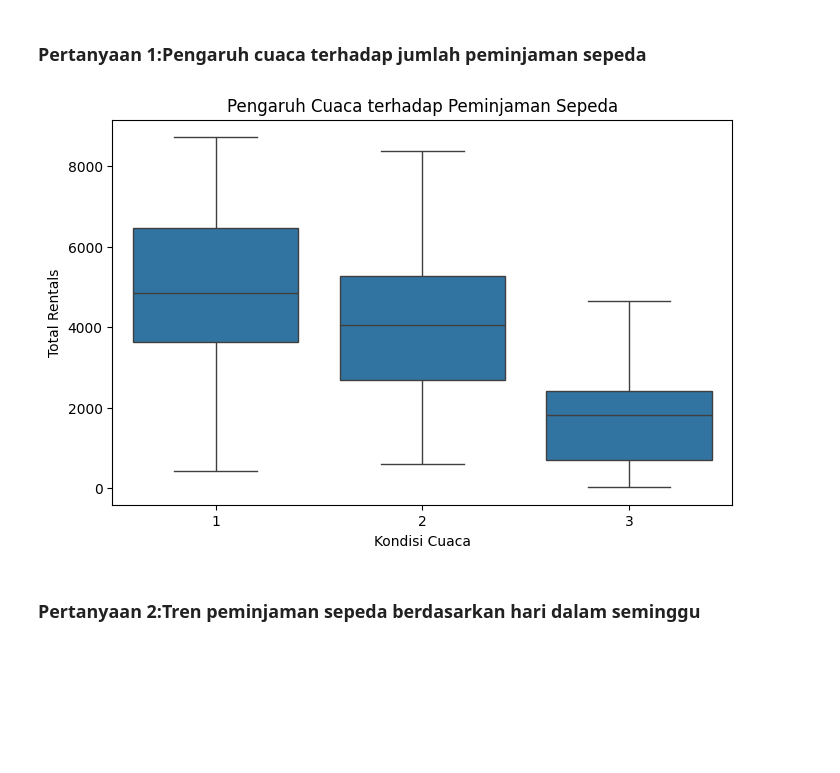
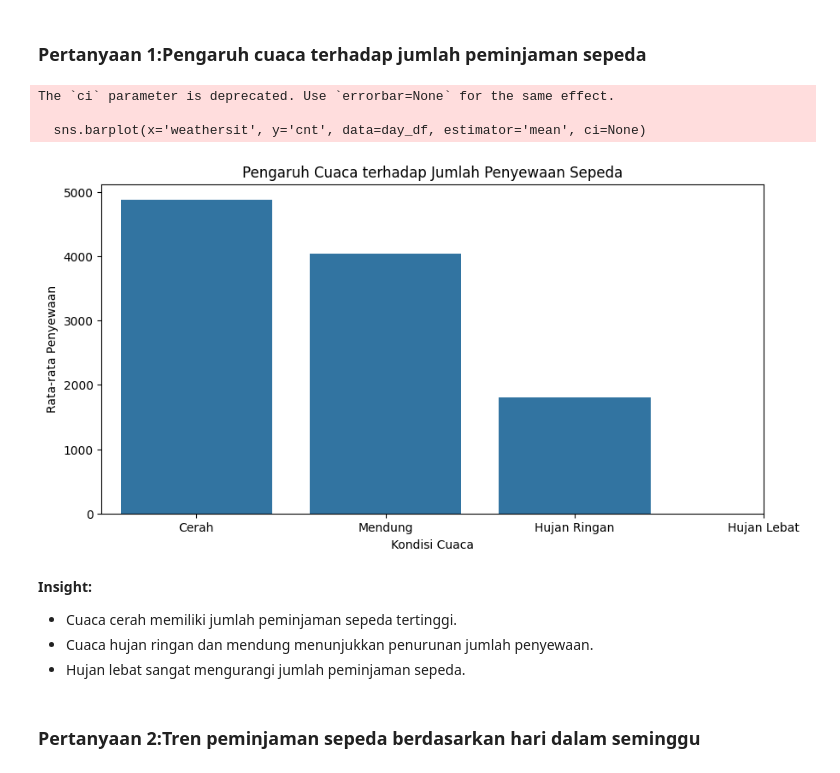
Before and after one commit to Nisarianti2218/Bike_Sharing_Dashboard, a Jupyter notebook: Proyek_Analisis_Data.ipynb, the cells around one changed output. Cells and saved outputs as stored; diff of their text form; code cells hidden in the pictures; blank space fills up the shorter version.

Commit message:
Update Proyek_Analisis_Data.ipynb dan requirements.txt

```diff
--- a/Proyek_Analisis_Data.ipynb
+++ b/Proyek_Analisis_Data.ipynb
@@ -40,0 +22,3 @@ display(hour_df.head())
+# %%
+day_df = pd.read_csv('D:/TUGAS ICA/SEMESTER 6/DBS/Submission/Proyek Analisis Data/data/day.csv')
+hour_df = pd.read_csv('D:/TUGAS ICA/SEMESTER 6/DBS/Submission/Proyek Analisis Data/data/hour.csv')
@@ -66,3 +109,11 @@ max      977.000000
 # %% [markdown]
 ### Cleaning Data
+# %%
+# Menghapus Duplikasi Data
+day_df.drop_duplicates(inplace=True)
+hour_df.drop_duplicates(inplace=True)
+# %%
+# Menangani Missing Values
+day_df.fillna(method='ffill', inplace=True)
+hour_df.fillna(method='ffill', inplace=True)
 # %%
@@ -69,2 +121,10 @@ max      977.000000
 day_df['dteday'] = pd.to_datetime(day_df['dteday'])
 hour_df['dteday'] = pd.to_datetime(hour_df['dteday'])
+# %%
+# Menangani Outlier
+Q1 = day_df['cnt'].quantile(0.25)
+Q3 = day_df['cnt'].quantile(0.75)
+IQR = Q3 - Q1
+lower_bound = Q1 - 1.5 * IQR
+upper_bound = Q3 + 1.5 * IQR
+day_df = day_df[(day_df['cnt'] >= lower_bound) & (day_df['cnt'] <= upper_bound)]
@@ -87,14 +222,23 @@ plt.show()
 # %% [markdown]
 ### Pertanyaan 1:Pengaruh cuaca terhadap jumlah peminjaman sepeda
 # %%
-plt.figure(figsize=(8, 5))
-sns.boxplot(x='weathersit', y='cnt', data=day_df)
+plt.figure(figsize=(10,5))
+sns.barplot(x='weathersit', y='cnt', data=day_df, estimator='mean', ci=None)
+plt.xticks(ticks=[0,1,2,3], labels=['Cerah', 'Mendung', 'Hujan Ringan', 'Hujan Lebat'])
+plt.title('Pengaruh Cuaca terhadap Jumlah Penyewaan Sepeda')
 plt.xlabel('Kondisi Cuaca')
-plt.ylabel('Total Rentals')
-plt.title('Pengaruh Cuaca terhadap Peminjaman Sepeda')
+plt.ylabel('Rata-rata Penyewaan')
 plt.show()
 # %% [output]
+The `ci` parameter is deprecated. Use `errorbar=None` for the same effect.
+
+  sns.barplot(x='weathersit', y='cnt', data=day_df, estimator='mean', ci=None)
-[figure, old version]
+[figure, new version]
+# %% [markdown]
+**Insight:**
+- Cuaca cerah memiliki jumlah peminjaman sepeda tertinggi.
+- Cuaca hujan ringan dan mendung menunjukkan penurunan jumlah penyewaan.
+- Hujan lebat sangat mengurangi jumlah peminjaman sepeda.
 # %% [markdown]
 ### Pertanyaan 2:Tren peminjaman sepeda berdasarkan hari dalam seminggu
 # %%
```
Also changed, not shown: parts of 31 cells of this notebook, 1 other file.
